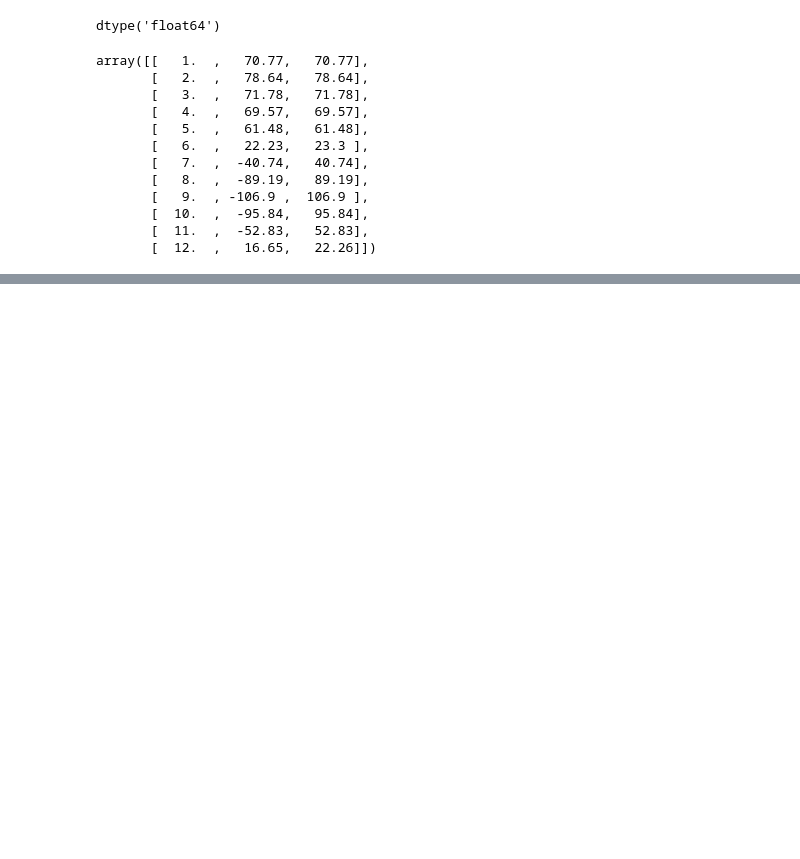
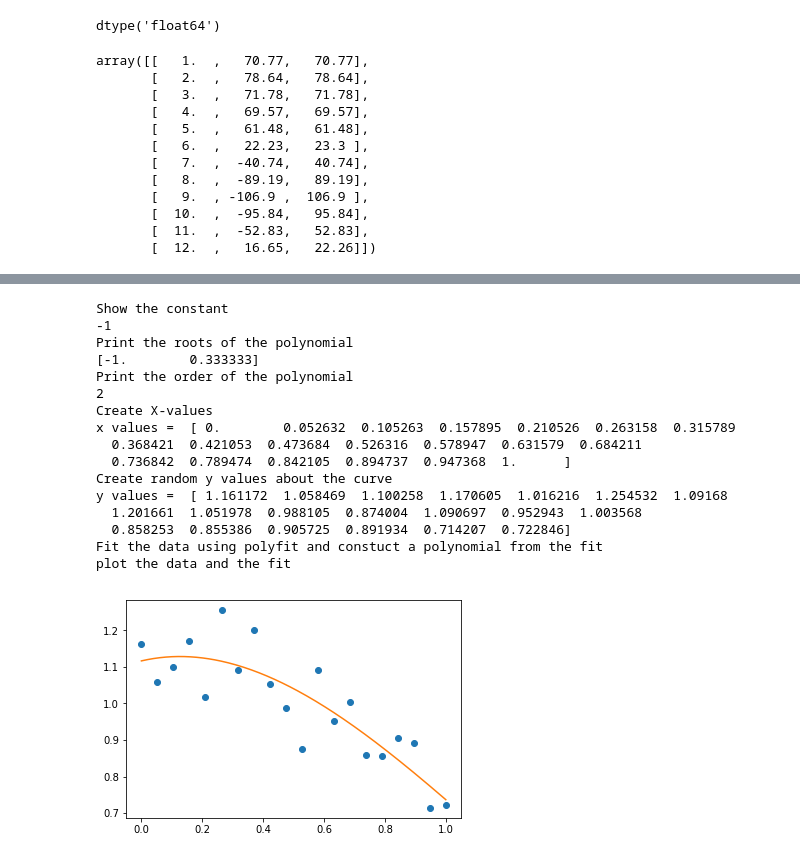
Before and after one commit to benelson/crd-2017-numpy-workshop, a Jupyter notebook: CRD NumPy Workshop.ipynb, the cells around one changed output, grey strips where cells are left out. Saved outputs shown, nothing was run; the diff lists cells and outputs as text; code cells hidden in the pictures; blank space fills up the shorter version.

```diff
--- a/CRD NumPy Workshop.ipynb
+++ b/CRD NumPy Workshop.ipynb
@@ -550,0 +554,40 @@ array([( 1,   70.77,   70.77), ( 2,   78.64,   78.64),
+# %%
+import numpy as np
+import matplotlib.pyplot as plt
+p = np.poly1d([3, 2, -1])
+print('Show the constant')
+print(p(0))
+print('Print the roots of the polynomial')
+print(p.roots)
+print('Print the order of the polynomial')
+print(p.order)
+print('Create X-values')
+x = np.linspace(0, 1, 20)
+print('x values = ',x)
+print('Create random y values about the curve')
+y = np.cos(x) + 0.3*np.random.rand(20)
+print('y values = ',y)
+print('Fit the data using polyfit and constuct a polynomial from the fit')
+p = np.poly1d(np.polyfit(x, y, 3))
+t = np.linspace(0, 1, 200)
+print('plot the data and the fit')
+plt.plot(x, y, 'o', t, p(t), '-')
+plt.show()
+# %% [output]
+Show the constant
+-1
+Print the roots of the polynomial
+[-1.        0.333333]
+Print the order of the polynomial
+2
+Create X-values
+x values =  [ 0.        0.052632  0.105263  0.157895  0.210526  0.263158  0.315789
+  0.368421  0.421053  0.473684  0.526316  0.578947  0.631579  0.684211
+  0.736842  0.789474  0.842105  0.894737  0.947368  1.      ]
+Create random y values about the curve
+y values =  [ 1.161172  1.058469  1.100258  1.170605  1.016216  1.254532  1.09168
+  1.201661  1.051978  0.988105  0.874004  1.090697  0.952943  1.003568
+  0.858253  0.855386  0.905725  0.891934  0.714207  0.722846]
+Fit the data using polyfit and constuct a polynomial from the fit
+plot the data and the fit
+[figure, added]
```
Also changed, not shown: parts of 41 cells of this notebook.
